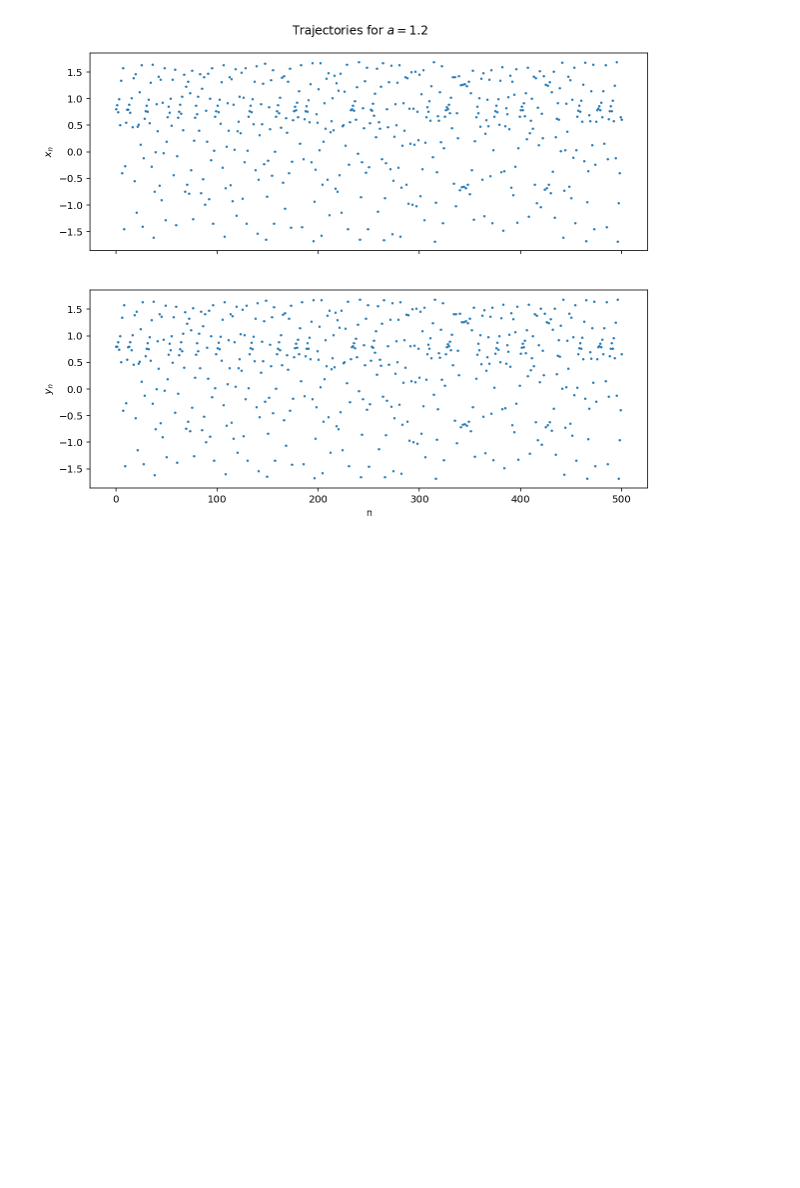
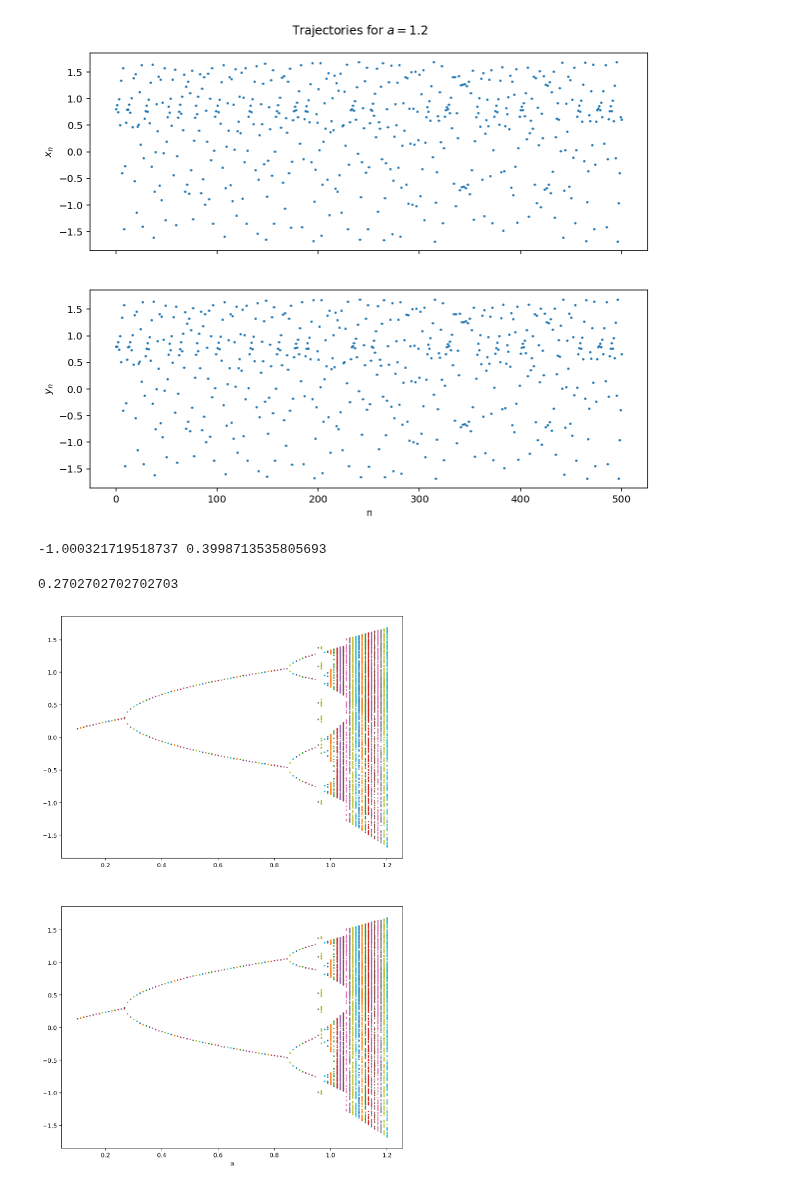
Before and after one commit to themichaelyang/dynsys, a Jupyter notebook: hw-6.ipynb, the cells around one changed output. Saved outputs shown, nothing was run; the diff lists cells and outputs as text; code cells hidden in the pictures; blank space fills up the shorter version.

Commit message:
Add hw 6 part 1 problem 6

```diff
--- a/hw-6.ipynb
+++ b/hw-6.ipynb
@@ -49,0 +64,28 @@ problem_4(1.2)
+# %%
+problem_5()
+# %% [output]
+-1.000321719518737 0.3998713535805693
+0.2702702702702703
+# %%
+def problem_6():
+    iterations = 1000
+    b = 0.4
+    x_0 = np.asarray((0.8, 0.8))
+    fig, axes = plt.subplots(2, 1, figsize=(10, 16))
+
+    for a in np.linspace(0.1, 1.2, 100):
+        trajectory = iterate_map(henon(a, b), x_0, iterations) # 1000 iterates at a = ___
+        axes[0].scatter([a] * (int(iterations / 2) + 1), trajectory[int(iterations / 2):, 0], s=1)
+        axes[1].scatter([a] * (int(iterations / 2) + 1), trajectory[int(iterations / 2):, 1], s=1)
+
+    axes[0].set_xlabel('a')
+    axes[1].set_xlabel('a')
+
+    axes[0].set_ylabel('$x_n$')
+    axes[1].set_ylabel('$y_n$')
+
+    fig.show()
+# %%
+problem_6()
+# %% [output]
+[figure, added]
```
Also changed, not shown: parts of 2 cells of this notebook, 1 other file.
